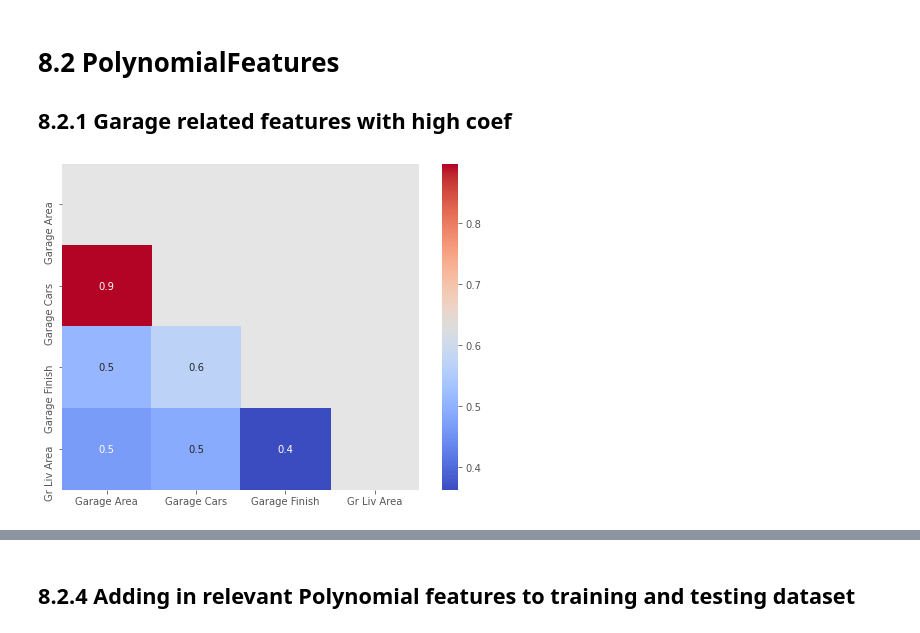
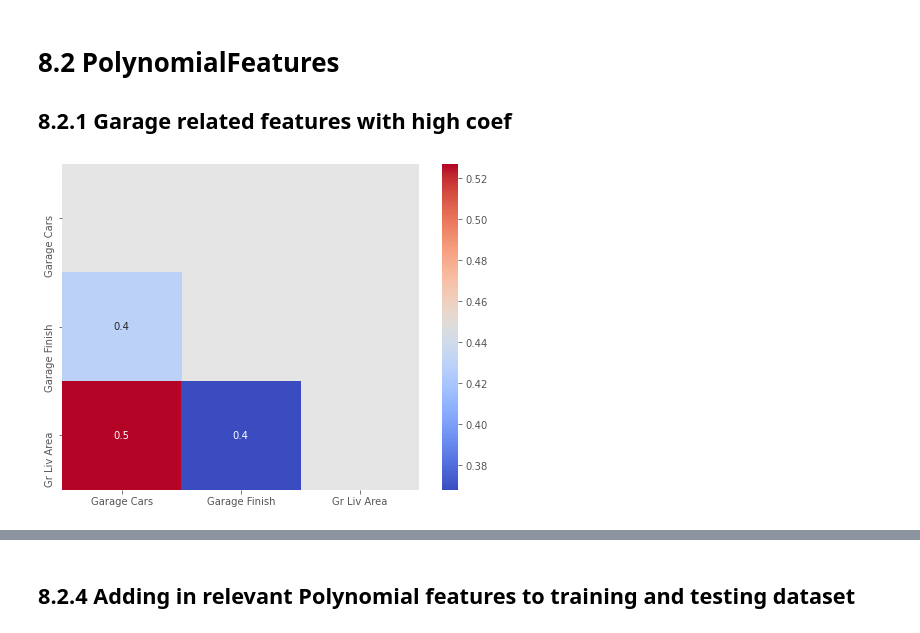
Before and after one commit to SimYiSY/Ames_Housing_Data, a Jupyter notebook: code/03 Model Benchmarks..ipynb, the cells around one changed output, grey strips where cells are left out. Saved outputs shown, nothing was run; the diff lists cells and outputs as text; code cells hidden in the pictures.

```diff
--- a/code/03 Model Benchmarks..ipynb
+++ b/code/03 Model Benchmarks..ipynb
@@ -374,16 +345,16 @@ Very few patches of data with Correlation to each other, will plot out small hea
 
 ## 8.2.1 Garage related features with high coef
 # %%
-garage_coef = ['Garage Area','Garage Cars',
+garage_coef = ['Garage Cars',
                'Garage Finish', 'Gr Liv Area']
 plt.figure(figsize= (8, 6))
 mask = (np.triu(np.ones_like(df_train[garage_coef].corr(),
                              dtype=np.bool)))
 sns.heatmap(df_train[garage_coef].corr(),
             annot=True, mask = mask,
             fmt='.1g', cmap='coolwarm');
 # %% [output]
-[figure, old version]
+[figure, new version]
 # %%
 y = df_train['SalePrice']
 X = df_train[garage_coef]
```
Also changed, not shown: parts of 88 cells of this notebook, 6 other files.
